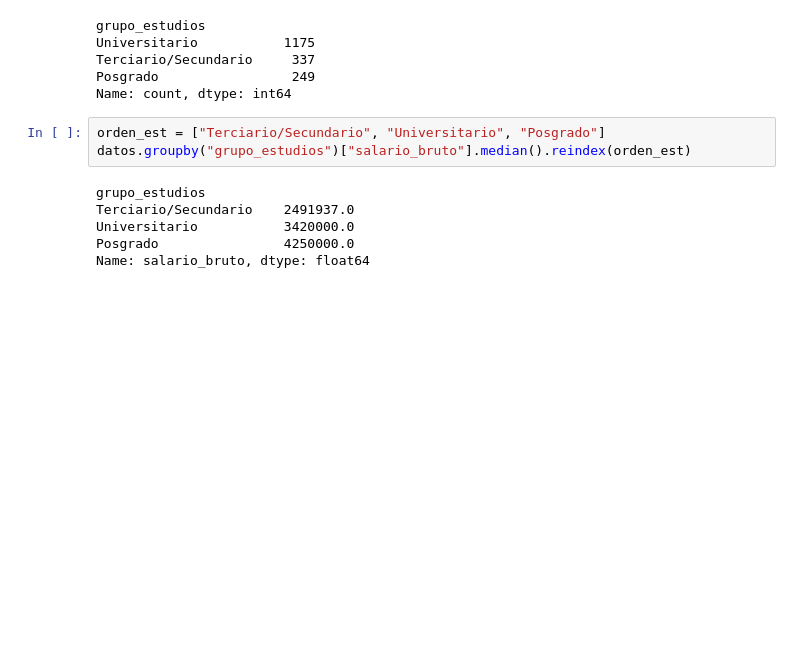
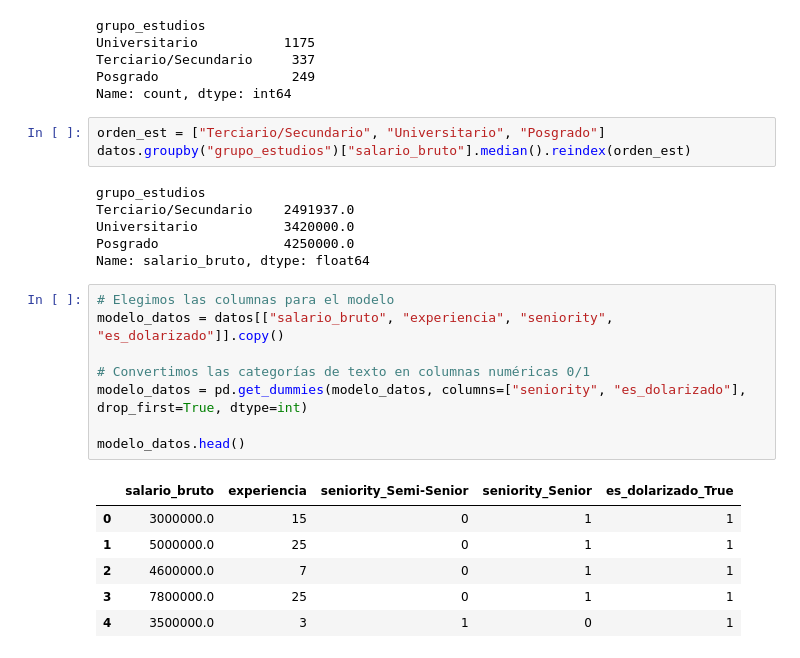
Before and after one commit to LautaroFlores47/analisis-sueldos-it, a Jupyter notebook: notebooks/03_analisis.ipynb, the cells around one changed output. Saved outputs shown, nothing was run; the diff lists cells and outputs as text; blank space fills up the shorter version.

```diff
--- a/notebooks/03_analisis.ipynb
+++ b/notebooks/03_analisis.ipynb
@@ -259,3 +260,18 @@ Terciario/Secundario    2491937.0
 Universitario           3420000.0
 Posgrado                4250000.0
 Name: salario_bruto, dtype: float64
+# %%
+# Elegimos las columnas para el modelo
+modelo_datos = datos[["salario_bruto", "experiencia", "seniority", "es_dolarizado"]].copy()
+
+# Convertimos las categorías de texto en columnas numéricas 0/1
+modelo_datos = pd.get_dummies(modelo_datos, columns=["seniority", "es_dolarizado"], drop_first=True, dtype=int)
+
+modelo_datos.head()
+# %% [output]
+|  | salario_bruto | experiencia | seniority_Semi-Senior | seniority_Senior | es_dolarizado_True |
+| 0 | 3000000.0 | 15 | 0 | 1 | 1 |
+| 1 | 5000000.0 | 25 | 0 | 1 | 1 |
+| 2 | 4600000.0 | 7 | 0 | 1 | 1 |
+| 3 | 7800000.0 | 25 | 0 | 1 | 1 |
+| 4 | 3500000.0 | 3 | 1 | 0 | 1 |
```
Also changed, not shown: parts of 4 cells of this notebook.
